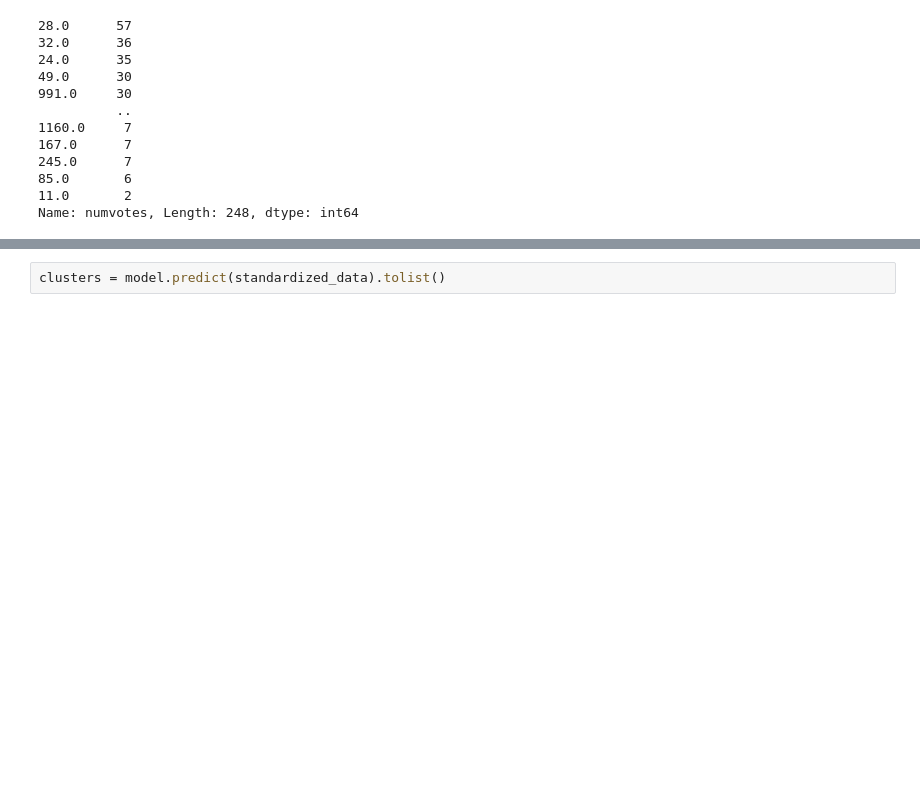
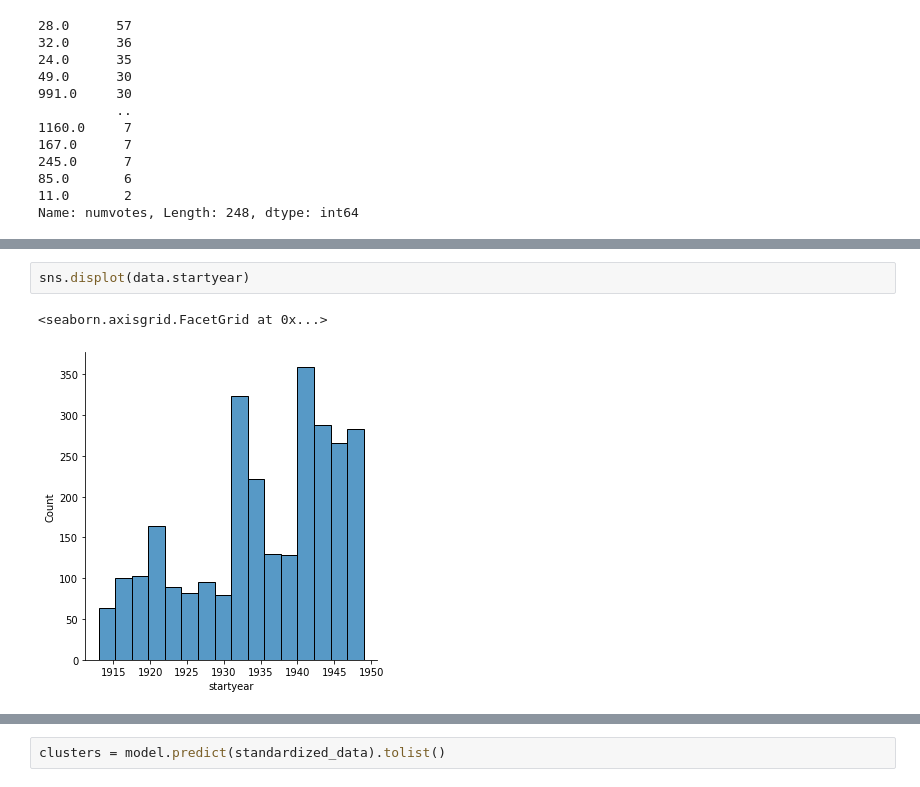
Before and after one commit to 333Kenji/IMDB_KMeans, a Jupyter notebook: Notebooks/KMeans.ipynb, the cells around one changed output, grey strips where cells are left out. Cells and saved outputs as stored; diff of their text form; blank space fills up the shorter version.

```diff
--- a/Notebooks/KMeans.ipynb
+++ b/Notebooks/KMeans.ipynb
@@ -569 +722,6 @@ data[data.numvotes == 6].shape
+# %%
+sns.displot(data.startyear)
+# %% [output]
+<seaborn.axisgrid.FacetGrid at 0x...>
+[figure, added]
 # %%
```
Also changed, not shown: parts of 72 cells of this notebook.
